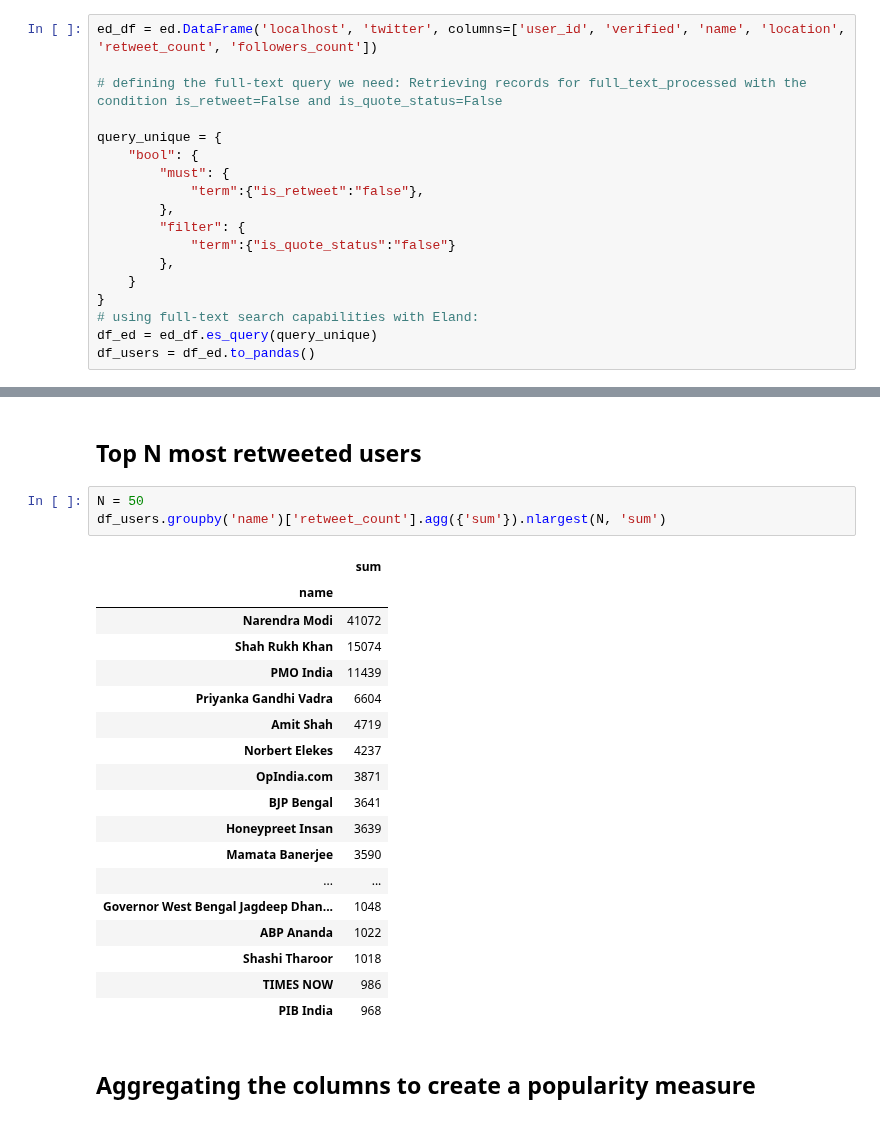
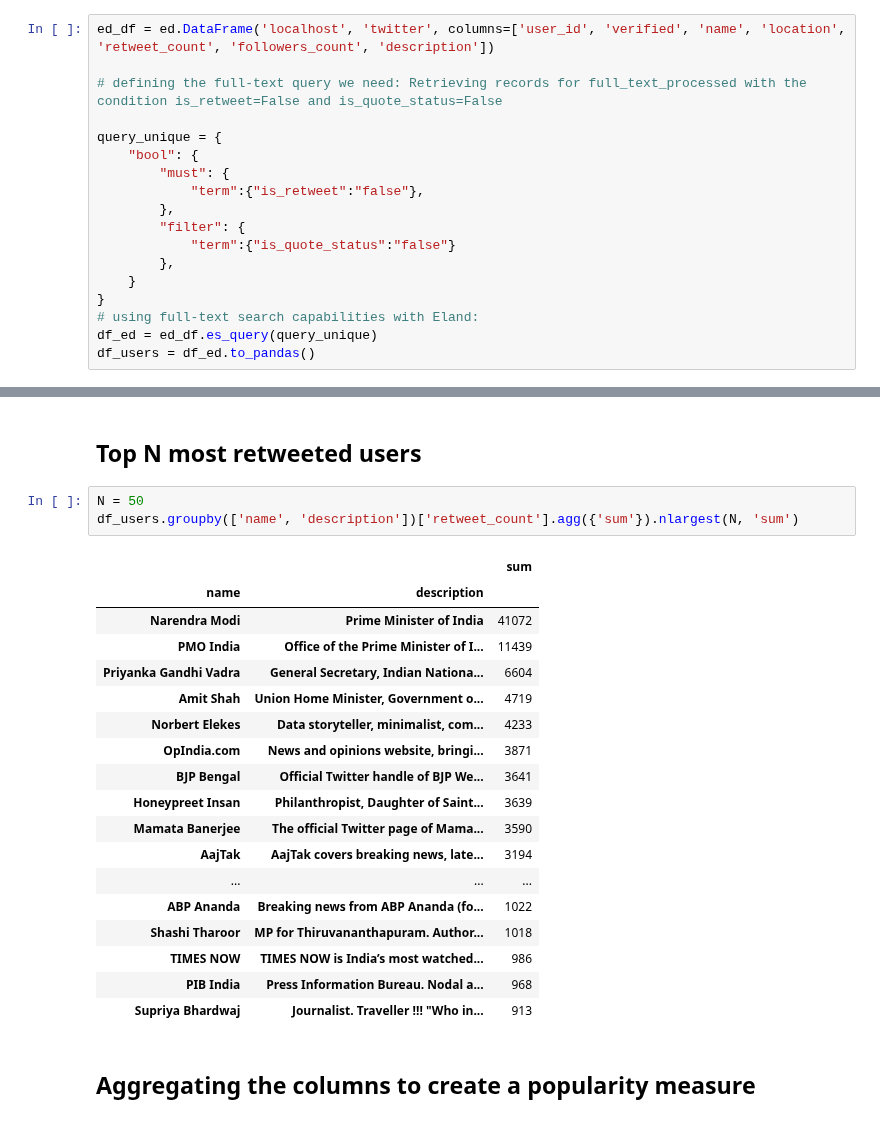
Before and after one commit to ancilcrayton/solve-iwmi, a Jupyter notebook: notebooks/3.2-km-user-topic-analysis.ipynb, the cells around one changed output, grey strips where cells are left out. Cells and saved outputs as stored; diff of their text form.

Commit message:
Added zstc-label analysis, user-label analysis and otherminor changes

```diff
--- a/notebooks/3.2-km-user-topic-analysis.ipynb
+++ b/notebooks/3.2-km-user-topic-analysis.ipynb
@@ -15,7 +15,7 @@ interim_dir = join(project_dir, 'data', 'interim')
 
 %config InlineBackend.figure_format = 'svg'
 # %%
-ed_df = ed.DataFrame('localhost', 'twitter', columns=['user_id', 'verified', 'name', 'location', 'retweet_count', 'followers_count'])
+ed_df = ed.DataFrame('localhost', 'twitter', columns=['user_id', 'verified', 'name', 'location', 'retweet_count', 'followers_count', 'description'])
 
 # defining the full-text query we need: Retrieving records for full_text_processed with the condition is_retweet=False and is_quote_status=False
 
@@ -78,26 +78,26 @@ top_users
 ## Top N most retweeted users
 # %%
 N = 50
-df_users.groupby('name')['retweet_count'].agg({'sum'}).nlargest(N, 'sum')
+df_users.groupby(['name', 'description'])['retweet_count'].agg({'sum'}).nlargest(N, 'sum')
 # %% [output]
-|  | sum |
-| name |  |
-| Narendra Modi | 41072 |
-| Shah Rukh Khan | 15074 |
-| PMO India | 11439 |
-| Priyanka Gandhi Vadra | 6604 |
-| Amit Shah | 4719 |
-| Norbert Elekes | 4237 |
-| OpIndia.com | 3871 |
-| BJP Bengal | 3641 |
-| Honeypreet Insan | 3639 |
-| Mamata Banerjee | 3590 |
-| ... | ... |
-| Governor West Bengal Jagdeep Dhan... | 1048 |
-| ABP Ananda | 1022 |
-| Shashi Tharoor | 1018 |
-| TIMES NOW | 986 |
-| PIB India | 968 |
+|  |  | sum |
+| name | description |  |
+| Narendra Modi | Prime Minister of India | 41072 |
+| PMO India | Office of the Prime Minister of I... | 11439 |
+| Priyanka Gandhi Vadra | General Secretary, Indian Nationa... | 6604 |
+| Amit Shah | Union Home Minister, Government o... | 4719 |
+| Norbert Elekes | Data storyteller, minimalist, com... | 4233 |
+| OpIndia.com | News and opinions website, bringi... | 3871 |
+| BJP Bengal | Official Twitter handle of BJP We... | 3641 |
+| Honeypreet Insan | Philanthropist, Daughter of Saint... | 3639 |
+| Mamata Banerjee | The official Twitter page of Mama... | 3590 |
+| AajTak | AajTak covers breaking news, late... | 3194 |
+| ... | ... | ... |
+| ABP Ananda | Breaking news from ABP Ananda (fo... | 1022 |
+| Shashi Tharoor | MP for Thiruvananthapuram. Author... | 1018 |
+| TIMES NOW | TIMES NOW is India’s most watched... | 986 |
+| PIB India | Press Information Bureau. Nodal a... | 968 |
+| Supriya Bhardwaj | Journalist. Traveller !!! "Who in... | 913 |
 # %% [markdown]
 ## Aggregating the columns to create a popularity measure
 # %%
```
Also changed, not shown: parts of 6 cells of this notebook, 4 other files.
